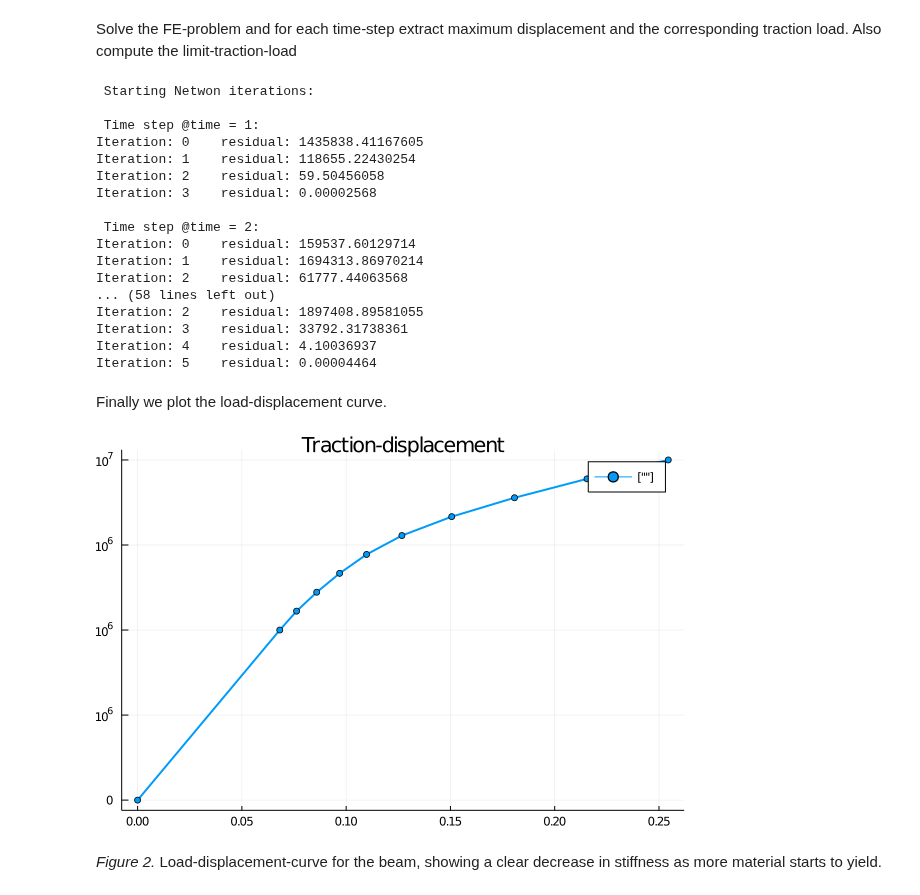
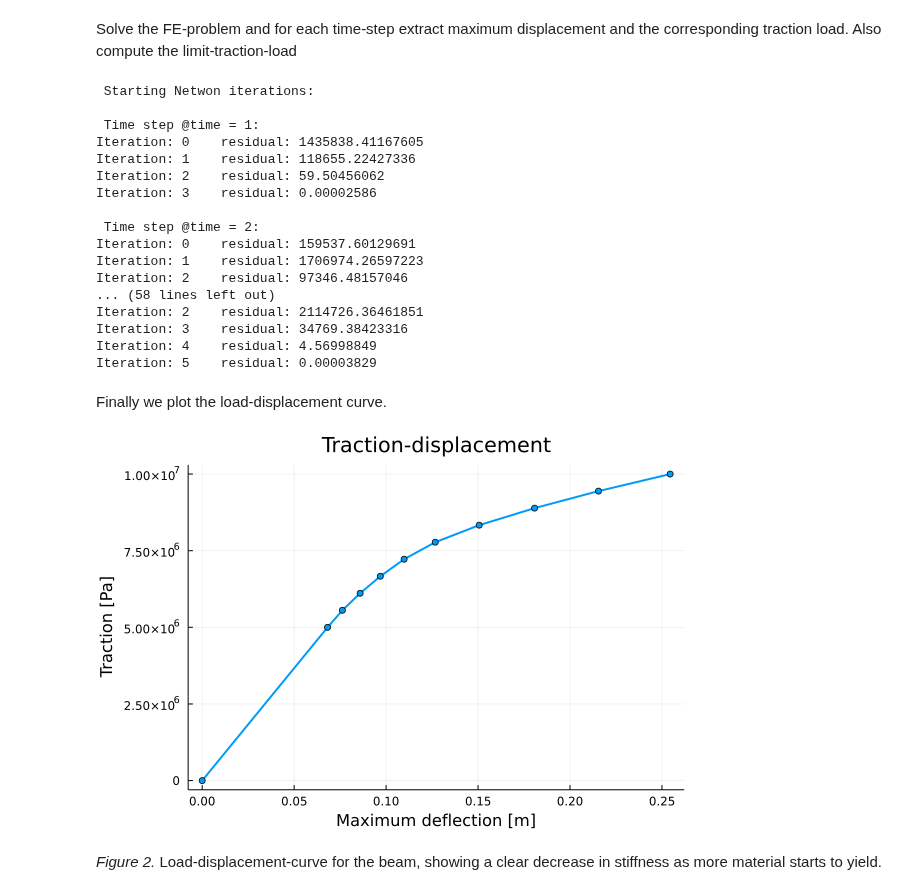
Before and after one commit to vinhtu95/Ferrite.jl, a Jupyter notebook: previews/PR306/examples/plasticity.ipynb, the cells around one changed output. Saved outputs shown, nothing was run; the diff lists cells and outputs as text; code cells hidden in the pictures.

```diff
--- a/previews/PR306/examples/plasticity.ipynb
+++ b/previews/PR306/examples/plasticity.ipynb
@@ -74,9 +69,6 @@ function MaterialState()
     return MaterialState(
                 zero(SymmetricTensor{2, 3}),
                 zero(SymmetricTensor{2, 3}),
-                0.0,
-                zero(SymmetricTensor{2, 3}),
-                zero(SymmetricTensor{2, 3}),
                 0.0)
 end
 # %% [output]
@@ -203,20 +183,22 @@ end;
 # %%
 function doassemble(cellvalues::CellVectorValues{dim},
                     facevalues::FaceVectorValues{dim}, K::SparseMatrixCSC, grid::Grid,
-                    dh::DofHandler, material::J2Plasticity, u, states, t) where {dim}
+                    dh::DofHandler, material::J2Plasticity, u, states, states_old, t) where {dim}
     r = zeros(ndofs(dh))
     assembler = start_assemble(K, r)
     nu = getnbasefunctions(cellvalues)
     re = zeros(nu)     # element residual vector
     ke = zeros(nu, nu) # element tangent matrix
 
-    for (cell, state) in zip(CellIterator(dh), states)
+    for (i, cell) in enumerate(CellIterator(dh))
         fill!(ke, 0)
         fill!(re, 0)
         eldofs = celldofs(cell)
         ue = u[eldofs]
+        state = @view states[:, i]
+        state_old = @view states_old[:, i]
         assemble_cell!(ke, re, cell, cellvalues, facevalues, grid, material,
-                       ue, state, t)
+                       ue, state, state_old, t)
         assemble!(assembler, eldofs, re, ke)
     end
     return K, r
@@ -318,10 +298,8 @@ function solve()
     # Create material states. One array for each cell, where each element is an array of material-
     # states - one for each integration point
     nqp = getnquadpoints(cellvalues)
-    states = [[MaterialState() for _ in 1:nqp] for _ in 1:getncells(grid)]
-
-    # states = [MaterialState() for _ in 1:nqp for _ in 1:getncells(grid)]
-    # temp_states = [MaterialState() for _ in 1:nqp for _ in 1:getncells(grid)]
+    states = [MaterialState() for _ in 1:nqp, _ in 1:getncells(grid)]
+    states_old = [MaterialState() for _ in 1:nqp, _ in 1:getncells(grid)]
 
     # Newton-Raphson loop
     NEWTON_TOL = 1 # 1 N
@@ -342,7 +320,7 @@ function solve()
                 break
             end
             K, r = doassemble(cellvalues, facevalues, K, grid, dh, material, u,
-                             states, traction);
+                             states, states_old, traction);
             norm_r = norm(r[Ferrite.free_dofs(dbcs)])
 
             print("Iteration: $newton_itr \tresidual: $(@sprintf("%.8f", norm_r))\n")
@@ -355,10 +333,9 @@ function solve()
             u -= Δu
         end
 
-        # Update all the material states after we have reached equilibrium
-        for cell_states in states
-            foreach(update_state!, cell_states)
-        end
+        # Update the old states with the converged values for next timestep
+        states_old .= states
+
         u_max[timestep] = max(abs.(u)...) # maximum displacement in current timestep
     end
 
@@ -368,7 +345,7 @@ function solve()
     # The following is a quick (and dirty) way of extracting average cell data for export.
     mises_values = zeros(getncells(grid))
     κ_values = zeros(getncells(grid))
-    for (el, cell_states) in enumerate(states)
+    for (el, cell_states) in enumerate(eachcol(states))
         for state in cell_states
             mises_values[el] += vonMises(state.σ)
             κ_values[el] += state.k*material.H
@@ -396,35 +373,35 @@ u_max, traction_magnitude = solve();
 
  Time step @time = 1:
 Iteration: 0    residual: 1435838.41167605
-Iteration: 1    residual: 118655.22430254
-Iteration: 2    residual: 59.50456058
-Iteration: 3    residual: 0.00002568
+Iteration: 1    residual: 118655.22427336
+Iteration: 2    residual: 59.50456062
+Iteration: 3    residual: 0.00002586
 
  Time step @time = 2:
-Iteration: 0    residual: 159537.60129714
-Iteration: 1    residual: 1694313.86970214
-Iteration: 2    residual: 61777.44063568
+Iteration: 0    residual: 159537.60129691
+Iteration: 1    residual: 1706974.26597223
+Iteration: 2    residual: 97346.48157046
 ... (58 lines left out)
-Iteration: 2    residual: 1897408.89581055
-Iteration: 3    residual: 33792.31738361
-Iteration: 4    residual: 4.10036937
-Iteration: 5    residual: 0.00004464
+Iteration: 2    residual: 2114726.36461851
+Iteration: 3    residual: 34769.38423316
+Iteration: 4    residual: 4.56998849
+Iteration: 5    residual: 0.00003829
 # %% [markdown]
 Finally we plot the load-displacement curve.
 # %%
 using Plots
 plot(
     vcat(0.0, u_max),                # add the origin as a point
     vcat(0.0, traction_magnitude),
     linewidth=2,
     title="Traction-displacement",
-    label=[""],
+    label=nothing,
     markershape=:auto
     )
 ylabel!("Traction [Pa]")
 xlabel!("Maximum deflection [m]")
 # %% [output]
-[figure, old version]
+[figure, new version]
 # %% [markdown]
 *Figure 2.* Load-displacement-curve for the beam, showing a clear decrease
 in stiffness as more material starts to yield.
```
Also changed, not shown: parts of 9 cells of this notebook, 50 other files.
